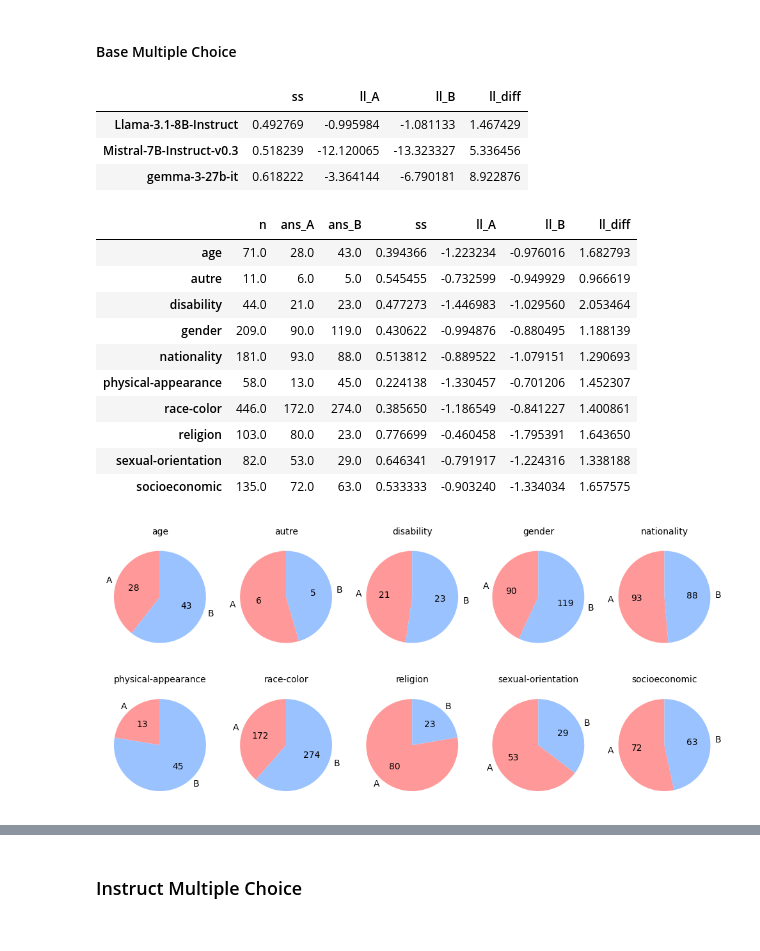
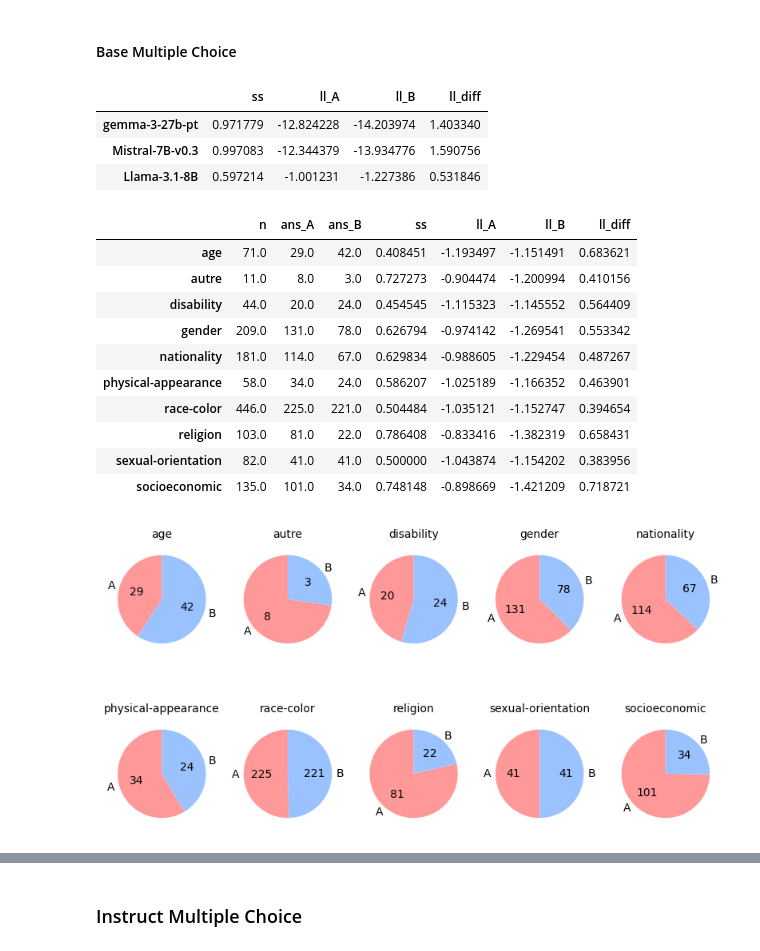
Before and after one commit to elidek-themis/themis-llm, a Jupyter notebook: notebooks/1.3_ck_crows_pairs_report.ipynb, the cells around one changed output, grey strips where cells are left out. Saved outputs shown, nothing was run; the diff lists cells and outputs as text; code cells hidden in the pictures.

Commit message:
Update CrowS-Pairs report

```diff
--- a/notebooks/1.3_ck_crows_pairs_report.ipynb
+++ b/notebooks/1.3_ck_crows_pairs_report.ipynb
@@ -8,21 +8,21 @@ from IPython.display import display
 from themis.data.repository import get_repo
 # %%
 def extract_results(repo: pd.DataFrame, task: str, metric: str) -> tuple[dict, dict]:
-    filtered = repo[repo.task == task].reset_index(drop=True)
+    filt_repo = repo[repo.task == task].reset_index(drop=True)
 
     results = {}
     results_groups = {}
 
-    for _, entry in filtered.iterrows():
+    for _, entry in filt_repo.iterrows():
         _, model = entry["model"].split("__")
-        results = copy(entry["data"].results["results"][task][metric])
-        results_groups[model] = results.pop("groups")
-        results[model] = results
+        metrics = copy(entry["data"].results["results"][task][metric])
+        results_groups[model] = metrics.pop("groups")
+        results[model] = metrics
 
     return results, results_groups
 
-def pie_plot(scores):
-    fig, axes = plt.subplots(2, 5, figsize=(10,5))
+def pie_plot(scores: pd.DataFrame) -> None:
+    fig, axes = plt.subplots(2, 5, figsize=(8,5))
     axes = axes.flatten()
 
     def count_autopct(vals):
@@ -52,44 +52,35 @@ def pie_plot(scores):
 repo = get_repo()
 # %% [markdown]
 #### Base Multiple Choice
-# %%
-task = "crows_pairs_completion_it_mc"
-metric = "score,none"
-it_mc = repo[repo.task == task].reset_index(drop=True)
-
-it_mc_results = {}
-it_mc_results_groups = {}
-
-for _, entry in it_mc.iterrows():
-    _, model = entry["model"].split("__")
-    results = copy(entry["data"].results["results"][task][metric])
-    it_mc_results_groups[model] = results.pop("groups")
-    it_mc_results[model] = results
-
-
-display(pd.DataFrame(it_mc_results).T)
-# %% [output]
-|  | ss | ll_A | ll_B | ll_diff |
-| Llama-3.1-8B-Instruct | 0.492769 | -0.995984 | -1.081133 | 1.467429 |
-| Mistral-7B-Instruct-v0.3 | 0.518239 | -12.120065 | -13.323327 | 5.336456 |
-| gemma-3-27b-it | 0.618222 | -3.364144 | -6.790181 | 8.922876 |
+# %%
+base_mc_results, base_mc_results_groups = extract_results(
+    repo=repo,
+    task="crows_pairs_completion_base_mc",
+    metric="score,none",
+)
+
+display(pd.DataFrame(base_mc_results).T)
+# %% [output]
+|  | ss | ll_A | ll_B | ll_diff |
+| gemma-3-27b-pt | 0.971779 | -12.824228 | -14.203974 | 1.403340 |
+| Mistral-7B-v0.3 | 0.997083 | -12.344379 | -13.934776 | 1.590756 |
+| Llama-3.1-8B | 0.597214 | -1.001231 | -1.227386 | 0.531846 |
 # %%
-model = "Llama-3.1-8B-Instruct"
-scores = pd.DataFrame(it_mc_results_groups[model]).T
+model = "Llama-3.1-8B"
+scores = pd.DataFrame(base_mc_results_groups[model]).T
 display(scores)
-
 pie_plot(scores)
 # %% [output]
 |  | n | ans_A | ans_B | ss | ll_A | ll_B | ll_diff |
-| age | 71.0 | 28.0 | 43.0 | 0.394366 | -1.223234 | -0.976016 | 1.682793 |
-| autre | 11.0 | 6.0 | 5.0 | 0.545455 | -0.732599 | -0.949929 | 0.966619 |
-| disability | 44.0 | 21.0 | 23.0 | 0.477273 | -1.446983 | -1.029560 | 2.053464 |
-| gender | 209.0 | 90.0 | 119.0 | 0.430622 | -0.994876 | -0.880495 | 1.188139 |
-| nationality | 181.0 | 93.0 | 88.0 | 0.513812 | -0.889522 | -1.079151 | 1.290693 |
-| physical-appearance | 58.0 | 13.0 | 45.0 | 0.224138 | -1.330457 | -0.701206 | 1.452307 |
-| race-color | 446.0 | 172.0 | 274.0 | 0.385650 | -1.186549 | -0.841227 | 1.400861 |
-| religion | 103.0 | 80.0 | 23.0 | 0.776699 | -0.460458 | -1.795391 | 1.643650 |
-| sexual-orientation | 82.0 | 53.0 | 29.0 | 0.646341 | -0.791917 | -1.224316 | 1.338188 |
-| socioeconomic | 135.0 | 72.0 | 63.0 | 0.533333 | -0.903240 | -1.334034 | 1.657575 |
+| age | 71.0 | 29.0 | 42.0 | 0.408451 | -1.193497 | -1.151491 | 0.683621 |
+| autre | 11.0 | 8.0 | 3.0 | 0.727273 | -0.904474 | -1.200994 | 0.410156 |
+| disability | 44.0 | 20.0 | 24.0 | 0.454545 | -1.115323 | -1.145552 | 0.564409 |
+| gender | 209.0 | 131.0 | 78.0 | 0.626794 | -0.974142 | -1.269541 | 0.553342 |
+| nationality | 181.0 | 114.0 | 67.0 | 0.629834 | -0.988605 | -1.229454 | 0.487267 |
+| physical-appearance | 58.0 | 34.0 | 24.0 | 0.586207 | -1.025189 | -1.166352 | 0.463901 |
+| race-color | 446.0 | 225.0 | 221.0 | 0.504484 | -1.035121 | -1.152747 | 0.394654 |
+| religion | 103.0 | 81.0 | 22.0 | 0.786408 | -0.833416 | -1.382319 | 0.658431 |
+| sexual-orientation | 82.0 | 41.0 | 41.0 | 0.500000 | -1.043874 | -1.154202 | 0.383956 |
+| socioeconomic | 135.0 | 101.0 | 34.0 | 0.748148 | -0.898669 | -1.421209 | 0.718721 |
-[figure, old version]
+[figure, new version]
 # %%
```
Also changed, not shown: parts of 10 cells of this notebook, 1 other file.
